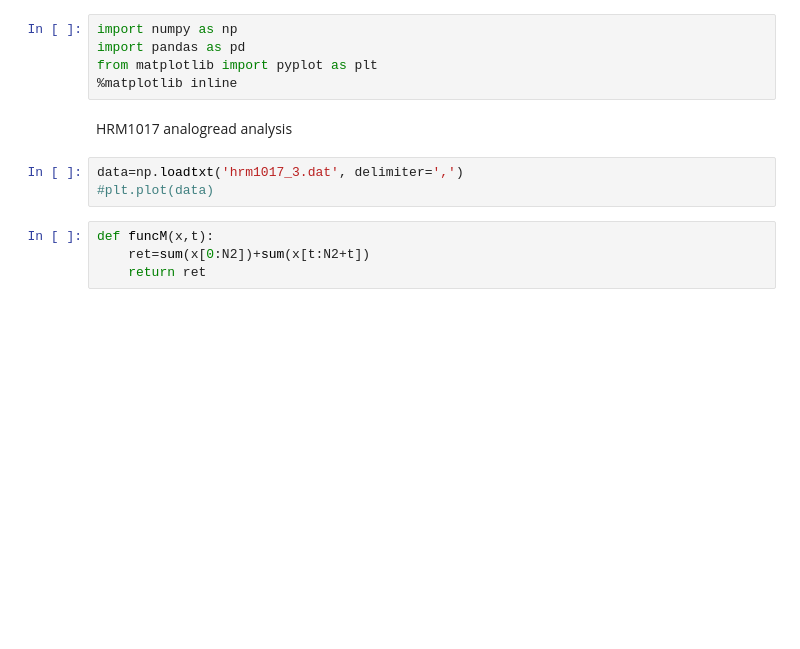
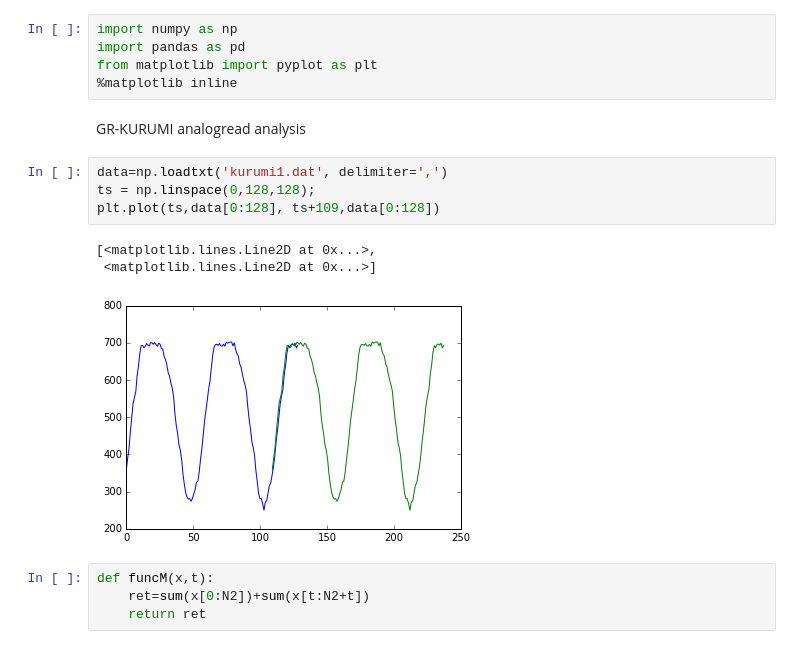
Before and after one commit to hamling-ling/OsakanaFFT, a Jupyter notebook: research/kurumi.ipynb, the cells around one changed output. Cells and saved outputs as stored; diff of their text form; blank space fills up the shorter version.

```diff
--- a/research/kurumi.ipynb
+++ b/research/kurumi.ipynb
@@ -4,10 +4,15 @@ import pandas as pd
 from matplotlib import pyplot as plt
 %matplotlib inline
 # %% [markdown]
-HRM1017 analogread analysis
+GR-KURUMI analogread analysis
 # %%
-data=np.loadtxt('hrm1017_3.dat', delimiter=',')
-#plt.plot(data)
+data=np.loadtxt('kurumi1.dat', delimiter=',')
+ts = np.linspace(0,128,128);
+plt.plot(ts,data[0:128], ts+109,data[0:128])
+# %% [output]
+[<matplotlib.lines.Line2D at 0x...>,
+ <matplotlib.lines.Line2D at 0x...>]
+[figure, added]
 # %%
 def funcM(x,t):
     ret=sum(x[0:N2])+sum(x[t:N2+t])
```
Also changed, not shown: parts of 7 cells of this notebook.
